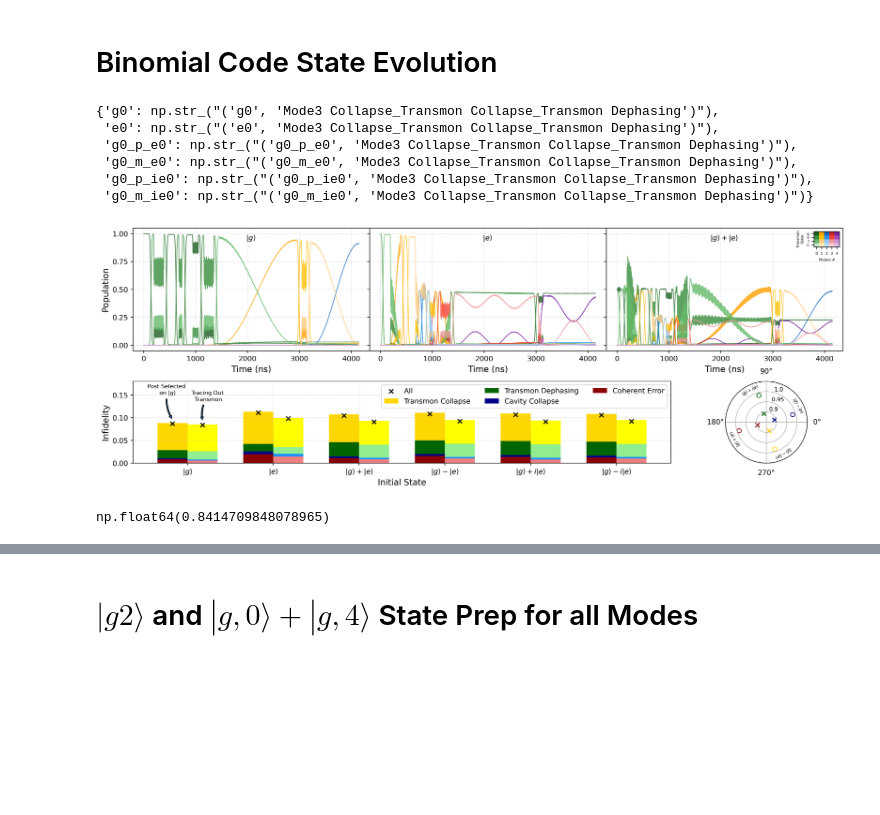
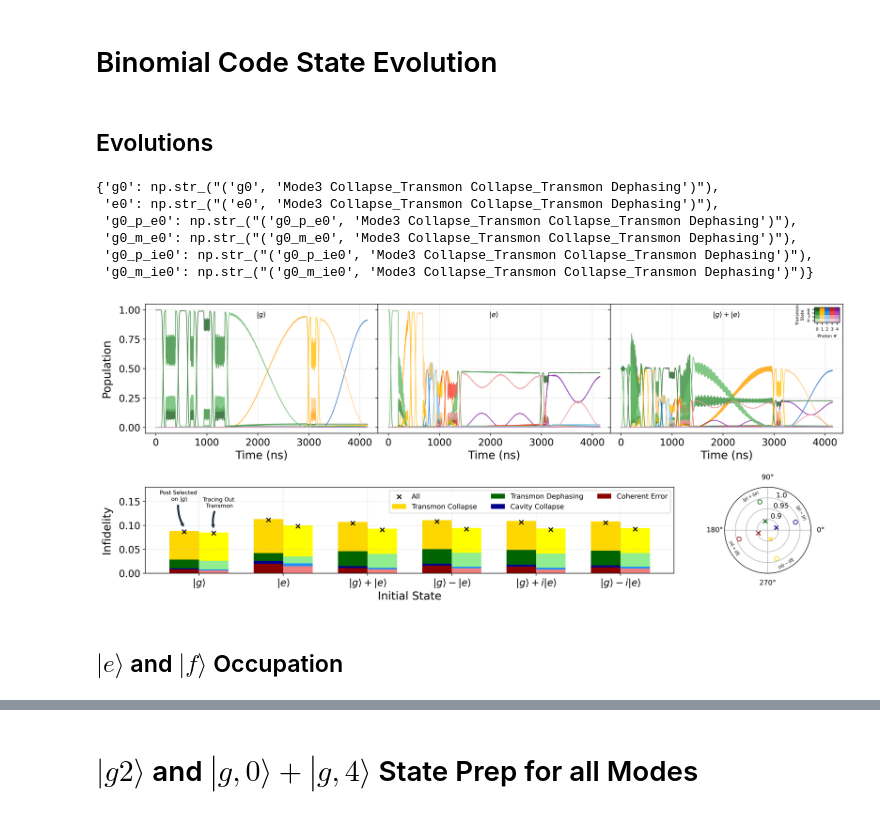
Before and after one commit to chakramlab/CavityModeDriveSimulations, a Jupyter notebook: Multi-Mode_Sideband_Control/UsingJuliaBase/RunsForPaper/FolderForGoogleDrive/MainNotebook.ipynb, the cells around one changed output, grey strips where cells are left out. Cells and saved outputs as stored; diff of their text form; code cells hidden in the pictures; blank space fills up the shorter version.

```diff
--- a/Multi-Mode_Sideband_Control/UsingJuliaBase/RunsForPaper/FolderForGoogleDrive/MainNotebook.ipynb
+++ b/Multi-Mode_Sideband_Control/UsingJuliaBase/RunsForPaper/FolderForGoogleDrive/MainNotebook.ipynb
@@ -257,6 +257,8 @@ plt.show()
 binomial_code_dat = json.load(open('Data/BinomialCodeErrorBudgetFidelties.json'))
 # %%
 binomial_code_evolution = json.load(open('Data/BinomialCodePrep.json', "r"))
+# %% [markdown]
+## Evolutions
 # %%
 keys_to_use = np.array(["('g0', 'Mode3 Collapse_Transmon Collapse_Transmon Dephasing')","('e0', 'Mode3 Collapse_Transmon Collapse_Transmon Dephasing')","('g0_p_e0', 'Mode3 Collapse_Transmon Collapse_Transmon Dephasing')","('g0_m_e0', 'Mode3 Collapse_Transmon Collapse_Transmon Dephasing')","('g0_p_ie0', 'Mode3 Collapse_Transmon Collapse_Transmon Dephasing')","('g0_m_ie0', 'Mode3 Collapse_Transmon Collapse_Transmon Dephasing')"])
 keys_to_use_keys = {"g0": keys_to_use[0], "e0": keys_to_use[1], "g0_p_e0": keys_to_use[2], "g0_m_e0": keys_to_use[3], "g0_p_ie0": keys_to_use[4], "g0_m_ie0": keys_to_use[5]}
@@ -288,12 +290,14 @@ plot_labels_dict = {"g0": r"$|g\rangle$", "e0": r"$|e\rangle$", "g0_p_e0": r"$|g
 
 states = list(plot_labels_dict.values())
 
-ax_label_fontsize = 12
+ax_label_fontsize = 16
+ax_tick_fontsize = 14
+labelpad = 10
 
 # gridspec inside gridspec
-fig = plt.figure(figsize=(18, 6), dpi=400)
+fig = plt.figure(figsize=(18, 7), dpi=400)
 
-gs0 = gridspec.GridSpec(2, 1, figure=fig, hspace=0.3, height_ratios=[1.5, 1])
+gs0 = gridspec.GridSpec(2, 1, figure=fig, hspace=0.5, height_ratios=[1.5, 1])
 
 gs00 = gridspec.GridSpecFromSubplotSpec(1,3, subplot_spec=gs0[0], hspace=0.0, wspace=0.0)
 
@@ -320,6 +324,7 @@ for i, key in enumerate(keys_to_use):
         axs[m,n].set_ylim([-0.05,1.05])
         axs[m,n].set_yticks([0, 0.25, 0.5, 0.75, 1])
         axs[m,n].annotate(plot_labels[i], xy=(x[len(x)//2], 0.925), ha='center', va='bottom')
+        axs[m,n].tick_params(axis='both', which='major', labelsize=ax_tick_fontsize)
         for state in itertools.product(t_levels, c_levels):
             t = state[1]
             c = state[0]
@@ -332,7 +337,7 @@ for i, key in enumerate(keys_to_use):
             axs[m,n].set_yticklabels([])
 
         if n==0:
-            axs[m,n].set_ylabel("Population", fontsize = ax_label_fontsize)
+            axs[m,n].set_ylabel("Population", fontsize = ax_label_fontsize, labelpad = labelpad)
 
         if m == 0:
             axs[m,n].set_xlabel("Time (ns)", fontsize = ax_label_fontsize)
@@ -342,7 +347,7 @@ axins = inset_axes(axs[0,2], width=0.5, height=0.3, loc="upper right")
 colors_shape = colors.shape
 axins.pcolor(to_rgba_array(colors.transpose(1,0)[::-1,:].flatten()).reshape(colors_shape[1], colors_shape[0], 4))
 
-fontsize = 5
+fontsize = 6
 axins.set_xticks([0.5, 1.5, 2.5, 3.5, 4.5], ["0", "1", "2", "3", "4"], fontsize = fontsize)
 axins.set_yticks([0.5, 1.5, 2.5, 3.5], ["h", "f", "e", "g"], fontsize = fontsize)
 axins.set_xlabel("Photon #", fontsize = fontsize)
@@ -416,11 +421,11 @@ handles, labels = plt.gca().get_legend_handles_labels()
 order = [0,4,3,2,1]#[1,2,3,4,0]
 
 axb.legend([handles[idx] for idx in order],[labels[idx] for idx in order], ncol = 3)
-axb.set_ylabel("Infidelity", fontsize = ax_label_fontsize)
+axb.set_ylabel("Infidelity", fontsize = ax_label_fontsize, labelpad = labelpad)
 axb.set_ylim(0, 0.18)
 axb.set_xlabel("Initial State", fontsize = ax_label_fontsize)
 axb.grid(True, which='both', linestyle='--', linewidth=0.5, alpha = 0.5)
-
+axb.tick_params(axis='both', which='major', labelsize=ax_tick_fontsize)
 
 theta = np.array([98.6237393508571, 8.044150203172048, 52.76071357011388, -36.2534604429011])*2*np.pi/180
 theta_all = np.array([98.64647086798333, 8.027714878836067, 52.75709718860808, -36.24050642303305])*2*np.pi/180
@@ -429,37 +434,35 @@ r = binomial_code_dat["fid"][""][2:]
 r_all = binomial_code_dat["fid"]["All"][2:]
 
 
 
 axc = fig.add_subplot(gs01[1], projection = 'polar')
 axc.scatter(theta, r, color = ["darkred", "darkblue", "darkgreen", "gold"], marker = "o", facecolors='none')
 axc.scatter(theta_all, r_all, color = ["darkred", "darkblue", "darkgreen", "gold"], marker = "x")
 axc.set_rmax(2)
 axc.set_rticks([0.9, 0.95, 1.0])  # Less radial ticks
-axc.set_yticklabels(["0.9", "0.95", "1.0"], fontsize = 8)  # Less radial ticks
+axc.set_yticklabels(["0.9", "0.95", "1.0"], fontsize = 10)  # Less radial ticks
 axc.set_rlabel_position(75)  # Move radial labels away from plotted line
 axc.set_xticks(np.pi/180. * np.linspace(0,  360, 4, endpoint=False))
 axc.grid(True)
 axc.set_rlim([0.85, 1.05])
 
 box = axc.get_position()
 box.x0 = box.x0 -0.05
 #box.x1 = box.x1 + 0.01
 axc.set_position(box)
 
 for i in range(4):
     #r = 0.5
     #xloc = r*np.cos(theta[i])
     #yloc = r*np.sin(theta[i])
     #print(xloc, yloc)
     axc.annotate(plot_labels[i+2], xy=(theta[i]+np.pi/16,1.025), ha='center', va='center', rotation = theta[i]/(np.pi)*180-90+12.25, fontsize = 6)
 
 
 
-#plt.savefig("BinomialCode.png")
+#plt.savefig("BinomialCode.pdf")
 plt.show()
 # %% [output]
-[figure, old version]
+[figure, new version]
-# %%
-np.sin(1)
-# %% [output]
-np.float64(0.8414709848078965)
+# %% [markdown]
+## $|e\rangle$ and $|f\rangle$ Occupation
```
Also changed, not shown: parts of 20 cells of this notebook, 22 other files.
